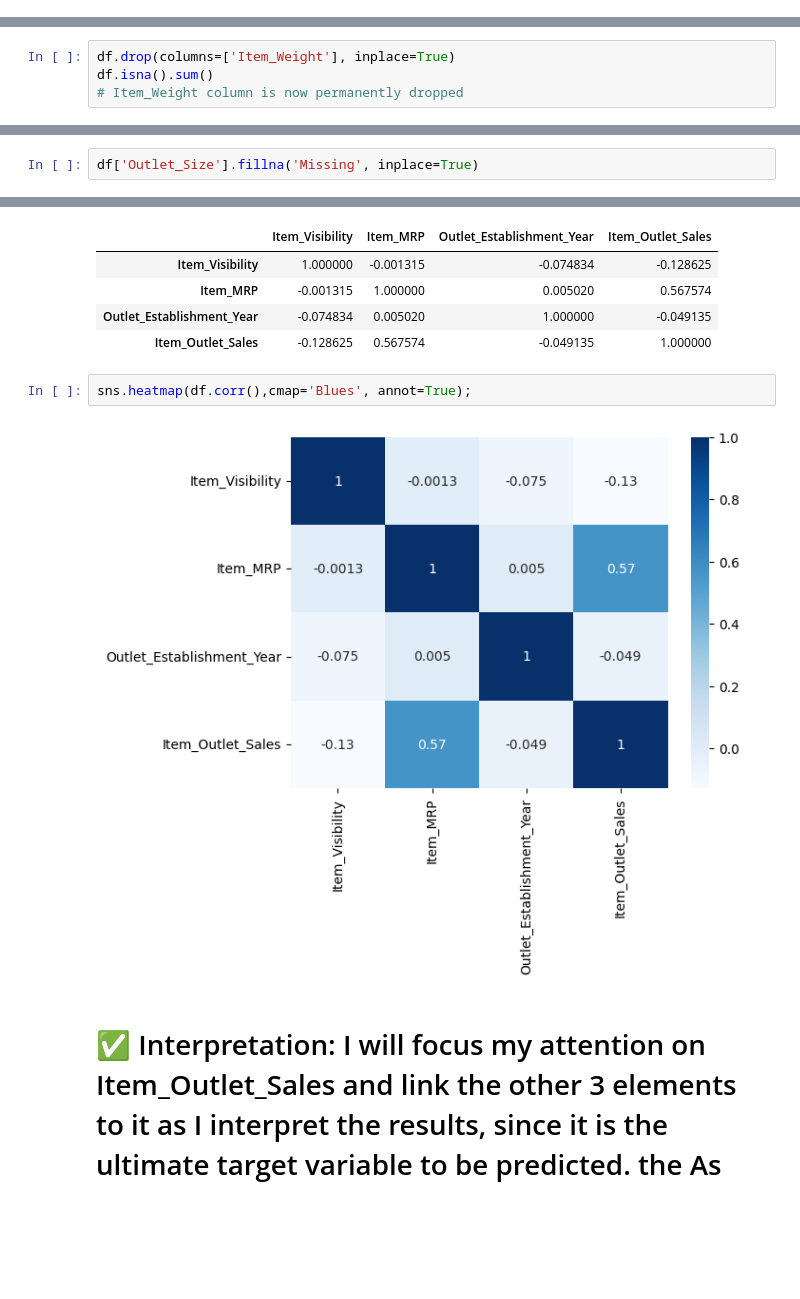
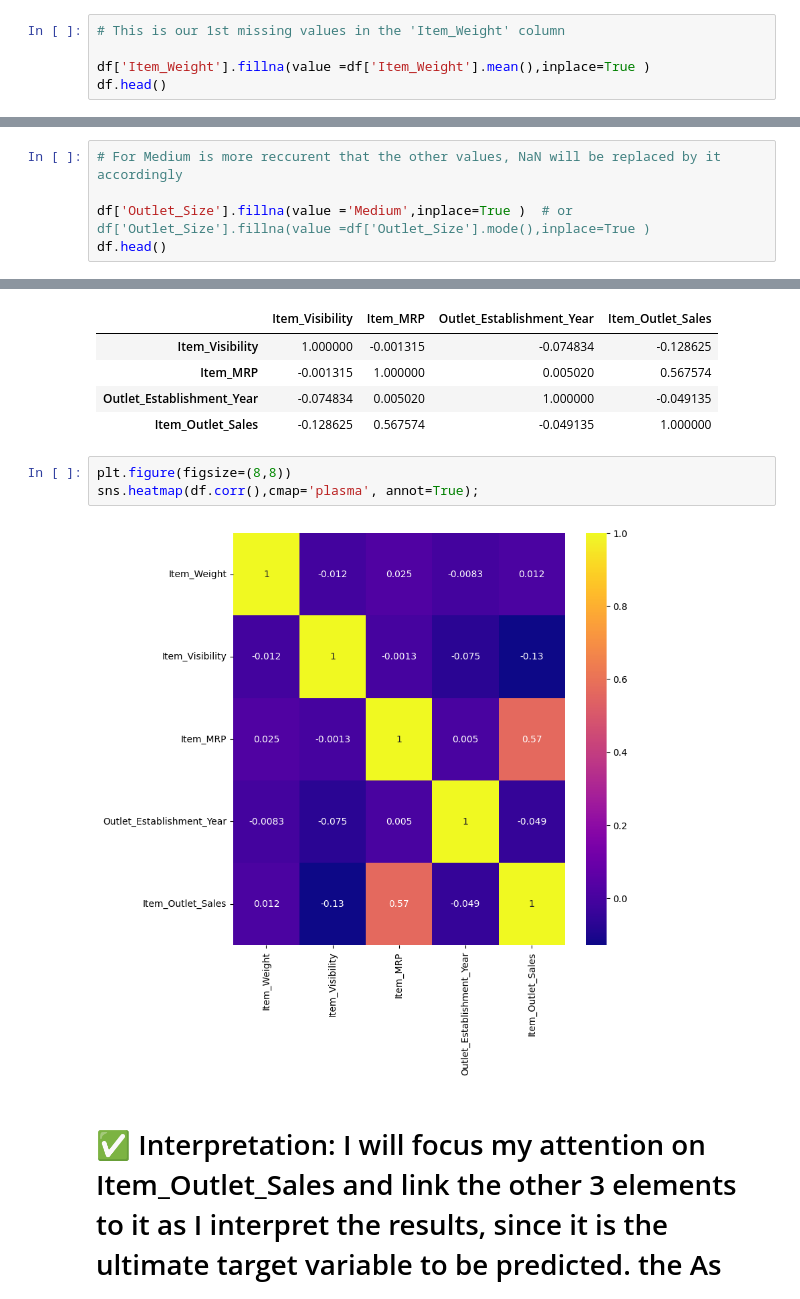
Before and after one commit to Souha-Kabtni/Food-Sales-Predictions, a Jupyter notebook: Souha_Kabtni_Project_1_Part_3_(Core)_Phase.ipynb, the cells around one changed output, grey strips where cells are left out. Cells and saved outputs as stored; diff of their text form; blank space fills up the shorter version.

```diff
--- a/Souha_Kabtni_Project_1_Part_3_(Core)_Phase.ipynb
+++ b/Souha_Kabtni_Project_1_Part_3_(Core)_Phase.ipynb
@@ -115,0 +129,5 @@ dtype: int64
+# %%
+# This is our 1st missing values in the 'Item_Weight' column
+
+df['Item_Weight'].fillna(value =df['Item_Weight'].mean(),inplace=True )
+df.head()
@@ -115,0 +168,5 @@ dtype: int64
+# %%
+# For Medium is more reccurent that the other values, NaN will be replaced by it accordingly
+
+df['Outlet_Size'].fillna(value ='Medium',inplace=True )  # or df['Outlet_Size'].fillna(value =df['Outlet_Size'].mode(),inplace=True )
+df.head()
@@ -127,4 +195,0 @@ Item_Weight contants 1463 missing data, out of (8523*12 = 102276) data values =>
-# %%
-df.drop(columns=['Item_Weight'], inplace=True)
-df.isna().sum()
-# Item_Weight column is now permanently dropped
@@ -157,2 +195,0 @@ Outlet_Size is of type Object => I will fill data with a new category "Missing"
-# %%
-df['Outlet_Size'].fillna('Missing', inplace=True)
@@ -551,9 +606,10 @@ correlation
 | Outlet_Establishment_Year | -0.074834 | 0.005020 | 1.000000 | -0.049135 |
 | Item_Outlet_Sales | -0.128625 | 0.567574 | -0.049135 | 1.000000 |
 # %%
-sns.heatmap(df.corr(),cmap='Blues', annot=True);
+plt.figure(figsize=(8,8))
+sns.heatmap(df.corr(),cmap='plasma', annot=True);
 # %% [output]
-[figure, old version]
+[figure, new version]
 # %% [markdown]
 # ✅ Interpretation: I will focus my attention on Item_Outlet_Sales and link the other 3 elements to it as I interpret the results, since it is the ultimate target variable to be predicted. the As per the heatmap results:
 
```
Also changed, not shown: parts of 35 cells of this notebook.
